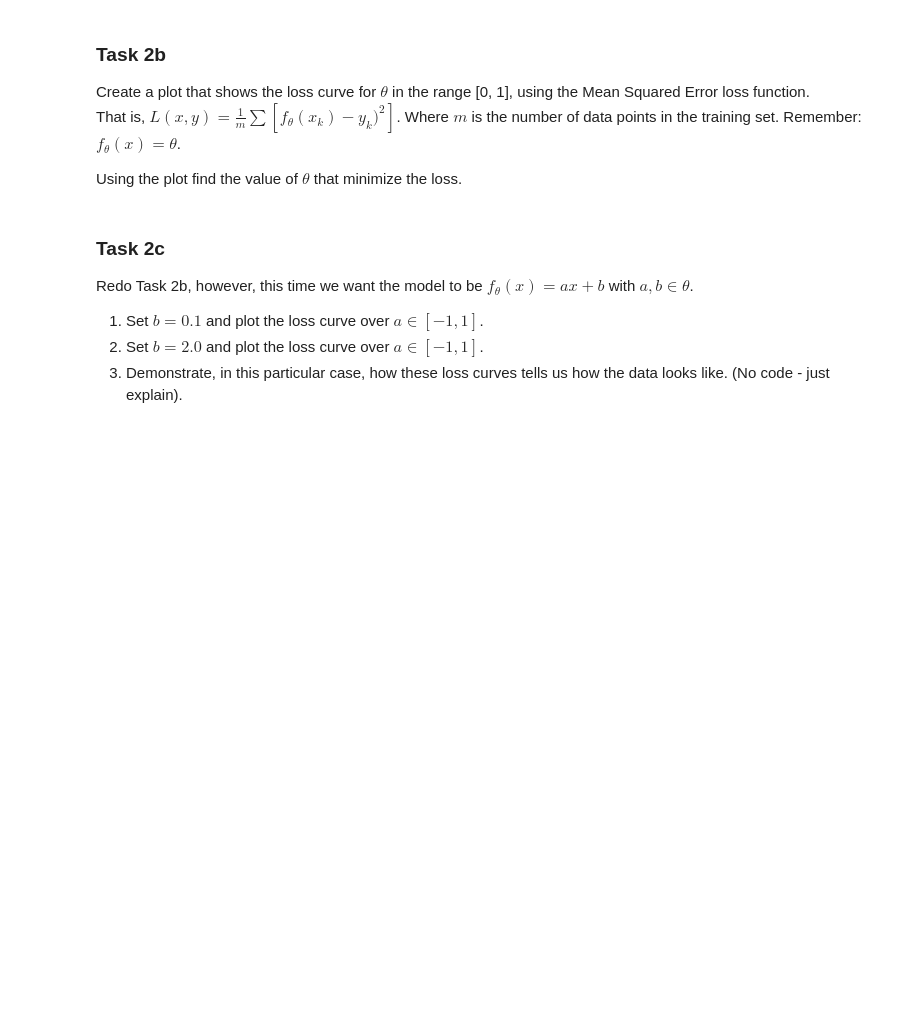
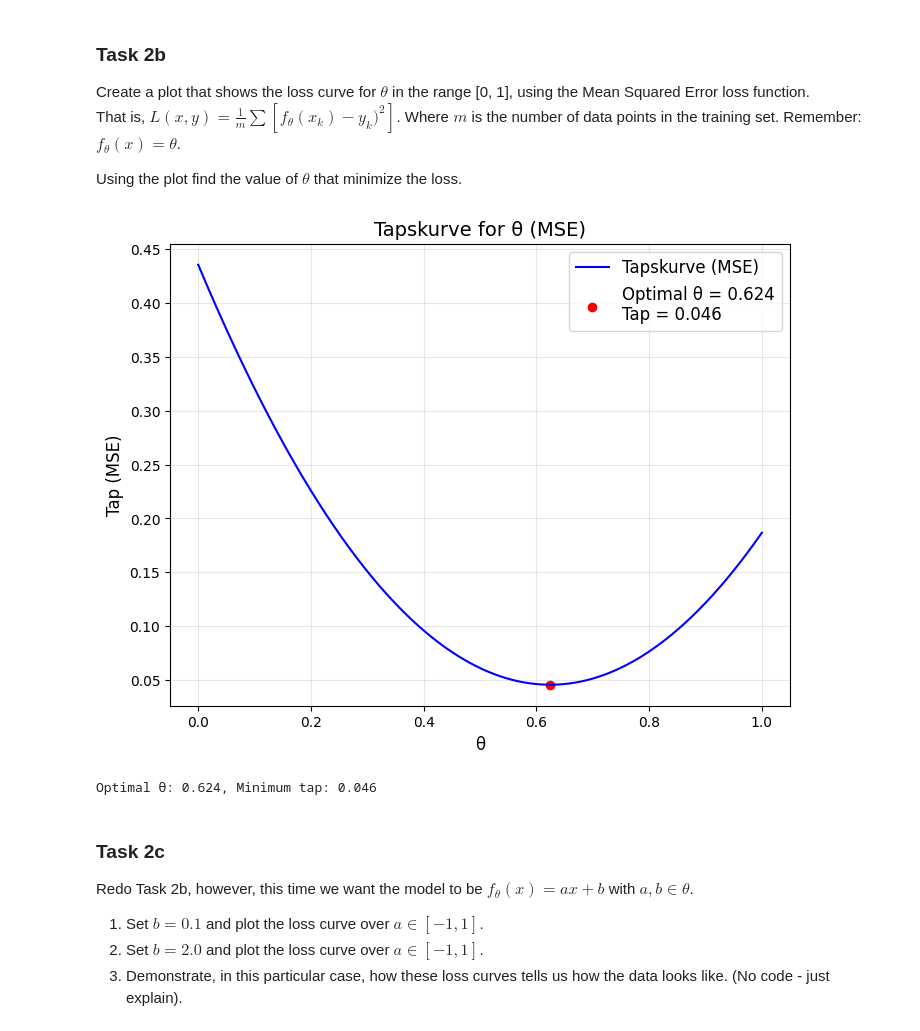
Before and after one commit to valiantlynx/DashEstate, a Jupyter notebook: handin2_v1.ipynb, the cells around one changed output. Drawn from its saved outputs; the diff is of its cells as text; code cells hidden in the pictures; blank space fills up the shorter version.

```diff
--- a/handin2_v1.ipynb
+++ b/handin2_v1.ipynb
@@ -54,3 +123,42 @@ Using the plot find the value of $\theta$ that minimize the loss.
+# %%
+
+# Definer Mean Squared Error (MSE) tapsfunksjonen
+def mse_loss(theta, x, y):
+    f_theta = np.full_like(x, theta)  # f_theta(x) = theta
+    return np.mean((f_theta - y) ** 2)
+
+# Generer verdier for theta i intervallet [0, 1]
+theta_values = np.linspace(0, 1, 10000)
+loss_values = [mse_loss(theta, x_train, y_train) for theta in theta_values]
+
+
+#print("Loss_V = ", loss_values)
+
+# Finn theta som minimerer tapet
+optimal_theta = theta_values[np.argmin(loss_values)]
+min_loss = min(loss_values)
+
+# Plot tapskurven
+plt.figure(figsize=(8, 6))
+plt.plot(theta_values, loss_values, label="Tapskurve (MSE)", color="blue")
+plt.scatter(optimal_theta, min_loss, color="red",
+            label=f"Optimal θ = {optimal_theta:.3f}\nTap = {min_loss:.3f}")
+
+# Legg til tittel, aksetitler og legende
+plt.title("Tapskurve for θ (MSE)", fontsize=14)
+plt.xlabel("θ", fontsize=12)
+plt.ylabel("Tap (MSE)", fontsize=12)
+plt.legend(fontsize=12)
+plt.grid(alpha=0.3)
+
+# Vis grafen
+plt.show()
+
+# Print optimal theta og tap
+print(f"Optimal θ: {optimal_theta:.3f}, Minimum tap: {min_loss:.3f}")
+# %% [output]
+[figure, added]
+Optimal θ: 0.624, Minimum tap: 0.046
 # %% [markdown]
 ### Task 2c
 Redo Task 2b, however, this time we want the model to be $f_\theta(x) = ax + b$ with $a,b \in \theta$.
```
Also changed, not shown: parts of 4 cells of this notebook, 5 other files.
